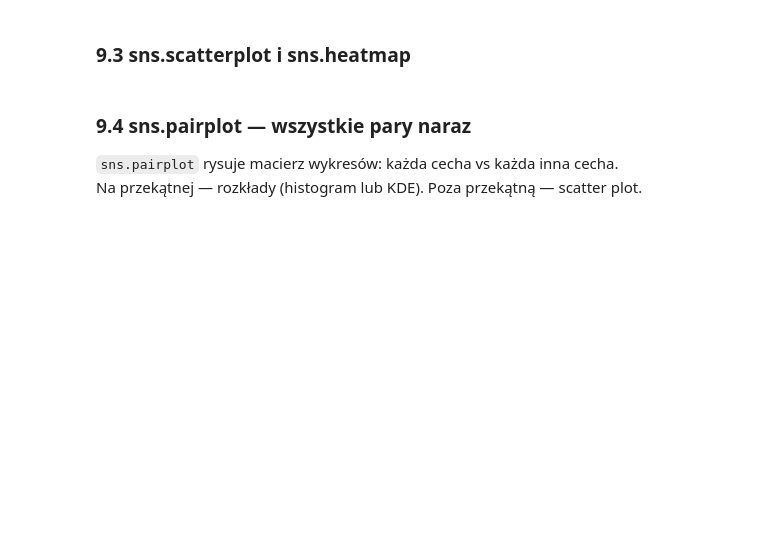
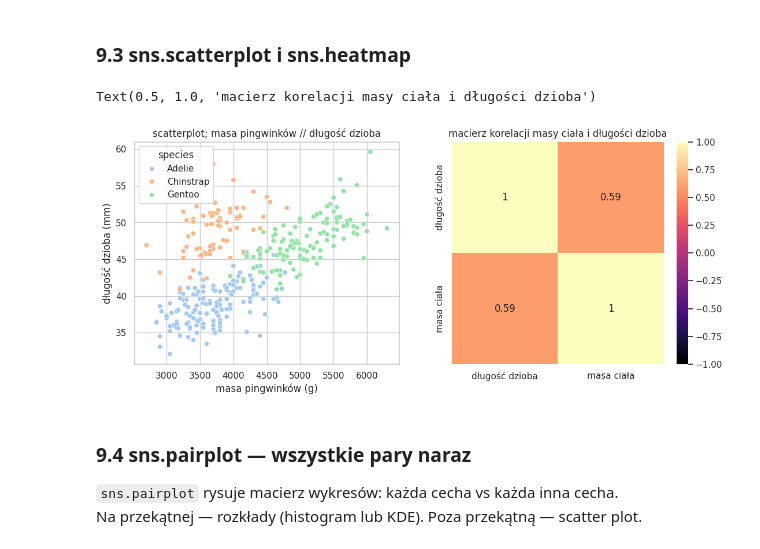
Before and after one commit to ligusoliwia/podstawy_programowania, a Jupyter notebook: SEM2/moduły_python/cwiczenia/cwiczenia_4.ipynb, the cells around one changed output. Cells and saved outputs as stored; diff of their text form; code cells hidden in the pictures; blank space fills up the shorter version.

```diff
--- a/SEM2/moduły_python/cwiczenia/cwiczenia_4.ipynb
+++ b/SEM2/moduły_python/cwiczenia/cwiczenia_4.ipynb
@@ -946,5 +962,30 @@ Seaborn gotowy!
 # %% [markdown]
 ### 9.3 sns.scatterplot i sns.heatmap
+# %%
+fig, axes = plt.subplots(1, 2, figsize=(13, 5))
+
+sns.scatterplot(data=ping, x="body_mass_g", y="bill_length_mm", hue="species", palette="pastel", markers=True, ax=axes[0])
+axes[0].set_title("scatterplot; masa pingwinków // długość dzioba")
+axes[0].set_ylabel("długość dzioba (mm)")
+axes[0].set_xlabel("masa pingwinków (g)")
+
+
+cechy    = ['bill_length_mm', 'body_mass_g']
+etykiety = ["długość dzioba", "masa ciała"]
+corr2 = ping[cechy].corr()
+sns.heatmap(corr2,
+            annot=True, #pokazuje wartosc na kazdym kafelku macierzy
+            cmap="magma", #zmiana map kolorów
+            vmin= -1, vmax= 1, #ustawia skale (z boku)
+            xticklabels=etykiety, #dodanie custom etykiet
+            yticklabels=etykiety,
+            ax=axes[1]
+            )
+
+axes[1].set_title("macierz korelacji masy ciała i długości dzioba")
+# %% [output]
+Text(0.5, 1.0, 'macierz korelacji masy ciała i długości dzioba')
+[figure, added]
 # %% [markdown]
 ### 9.4 sns.pairplot — wszystkie pary naraz
 
```
Also changed, not shown: parts of 7 cells of this notebook, 1 other file.
